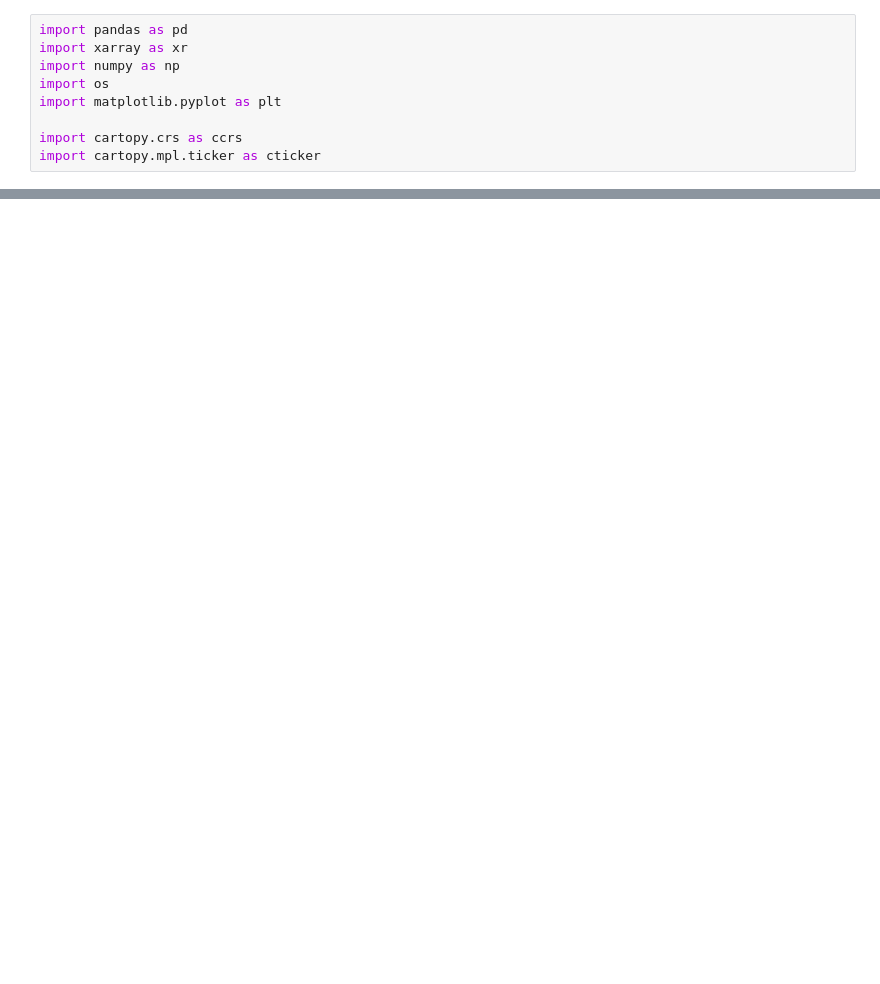
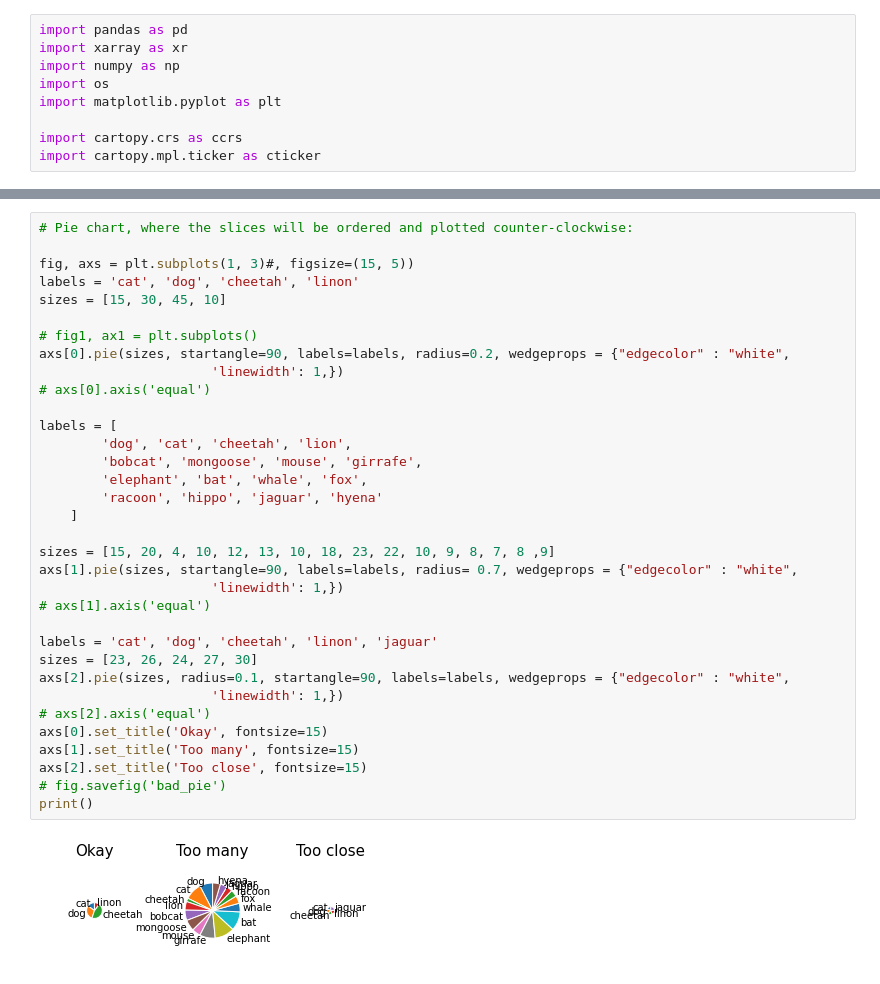
Before and after one commit to yusukemh/StatisticalDownscaling, a Jupyter notebook: finalize/02_dataset_explorer.ipynb, the cells around one changed output, grey strips where cells are left out. Cells and saved outputs as stored; diff of their text form; blank space fills up the shorter version.

```diff
--- a/finalize/02_dataset_explorer.ipynb
+++ b/finalize/02_dataset_explorer.ipynb
@@ -133,0 +400,36 @@ print()
+# %%
+# Pie chart, where the slices will be ordered and plotted counter-clockwise:
+
+fig, axs = plt.subplots(1, 3)#, figsize=(15, 5))
+labels = 'cat', 'dog', 'cheetah', 'linon'
+sizes = [15, 30, 45, 10]
+
+# fig1, ax1 = plt.subplots()
+axs[0].pie(sizes, startangle=90, labels=labels, radius=0.2, wedgeprops = {"edgecolor" : "white",
+                      'linewidth': 1,})
+# axs[0].axis('equal')
+
+labels = [
+        'dog', 'cat', 'cheetah', 'lion',
+        'bobcat', 'mongoose', 'mouse', 'girrafe',
+        'elephant', 'bat', 'whale', 'fox',
+        'racoon', 'hippo', 'jaguar', 'hyena'
+    ]
+
+sizes = [15, 20, 4, 10, 12, 13, 10, 18, 23, 22, 10, 9, 8, 7, 8 ,9]
+axs[1].pie(sizes, startangle=90, labels=labels, radius= 0.7, wedgeprops = {"edgecolor" : "white",
+                      'linewidth': 1,})
+# axs[1].axis('equal')
+
+labels = 'cat', 'dog', 'cheetah', 'linon', 'jaguar'
+sizes = [23, 26, 24, 27, 30]
+axs[2].pie(sizes, radius=0.1, startangle=90, labels=labels, wedgeprops = {"edgecolor" : "white",
+                      'linewidth': 1,})
+# axs[2].axis('equal')
+axs[0].set_title('Okay', fontsize=15)
+axs[1].set_title('Too many', fontsize=15)
+axs[2].set_title('Too close', fontsize=15)
+# fig.savefig('bad_pie')
+print()
+# %% [output]
+[figure, added]
```
Also changed, not shown: parts of 26 cells of this notebook, 5 other files.
